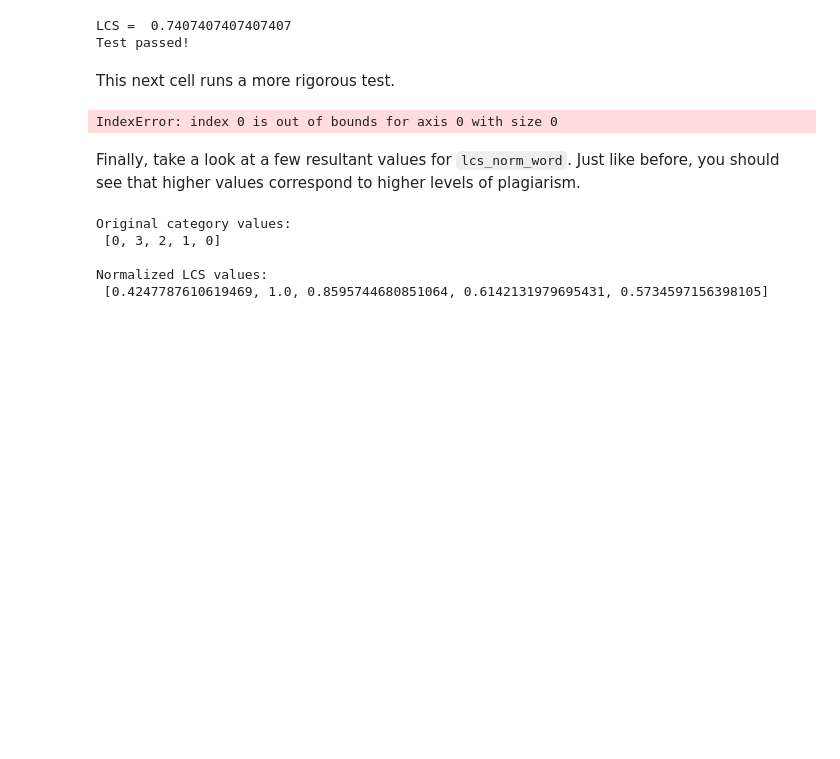
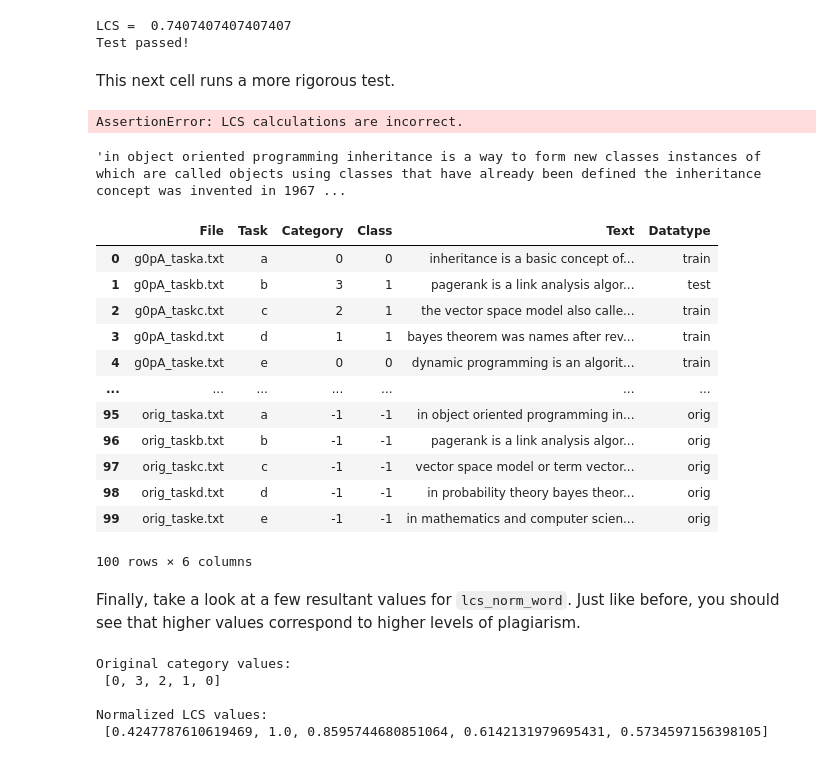
Before and after one commit to jona04/project-plagiarism, a Jupyter notebook: 2_Plagiarism_Feature_Engineering.ipynb, the cells around one changed output. Drawn from its saved outputs; the diff is of its cells as text; code cells hidden in the pictures; blank space fills up the shorter version.

```diff
--- a/2_Plagiarism_Feature_Engineering.ipynb
+++ b/2_Plagiarism_Feature_Engineering.ipynb
@@ -137,6 +137,8 @@ def numerical_dataframe(csv_file='data/file_information.csv'):
         plagiarism_df['Category'][i] = dic_cat_class[value]
         if value == 'non':
             classes.append(0)
+        elif value == 'orig':
+            classes.append(-1)
         else:
             classes.append(1)
     plagiarism_df['Class'] = classes
@@ -577,7 +579,31 @@ DON'T MODIFY ANYTHING IN THIS CELL THAT IS BELOW THIS LINE
 # params: complete_df from before, and lcs_norm_word function
 tests.test_lcs(complete_df, lcs_norm_word)
 # %% [output]
-IndexError: index 0 is out of bounds for axis 0 with size 0
+AssertionError: LCS calculations are incorrect.
+# %%
+task = 'a'
+orig_rows = complete_df[(complete_df['Category'] == -1)]
+orig_row = orig_rows[(orig_rows['Task'] == task)]
+source_text = orig_row['Text'].values[0]
+source_text
+# %% [output]
+'in object oriented programming inheritance is a way to form new classes instances of which are called objects using classes that have already been defined the inheritance concept was invented in 1967 ...
+# %%
+complete_df
+# %% [output]
+|  | File | Task | Category | Class | Text | Datatype |
+| 0 | g0pA_taska.txt | a | 0 | 0 | inheritance is a basic concept of... | train |
+| 1 | g0pA_taskb.txt | b | 3 | 1 | pagerank is a link analysis algor... | test |
+| 2 | g0pA_taskc.txt | c | 2 | 1 | the vector space model also calle... | train |
+| 3 | g0pA_taskd.txt | d | 1 | 1 | bayes theorem was names after rev... | train |
+| 4 | g0pA_taske.txt | e | 0 | 0 | dynamic programming is an algorit... | train |
+| ... | ... | ... | ... | ... | ... | ... |
+| 95 | orig_taska.txt | a | -1 | -1 | in object oriented programming in... | orig |
+| 96 | orig_taskb.txt | b | -1 | -1 | pagerank is a link analysis algor... | orig |
+| 97 | orig_taskc.txt | c | -1 | -1 | vector space model or term vector... | orig |
+| 98 | orig_taskd.txt | d | -1 | -1 | in probability theory bayes theor... | orig |
+| 99 | orig_taske.txt | e | -1 | -1 | in mathematics and computer scien... | orig |
+100 rows × 6 columns
 # %% [markdown]
 Finally, take a look at a few resultant values for `lcs_norm_word`. Just like before, you should see that higher values correspond to higher levels of plagiarism.
 # %%
```
Also changed, not shown: parts of 2 cells of this notebook, 1 other file.
